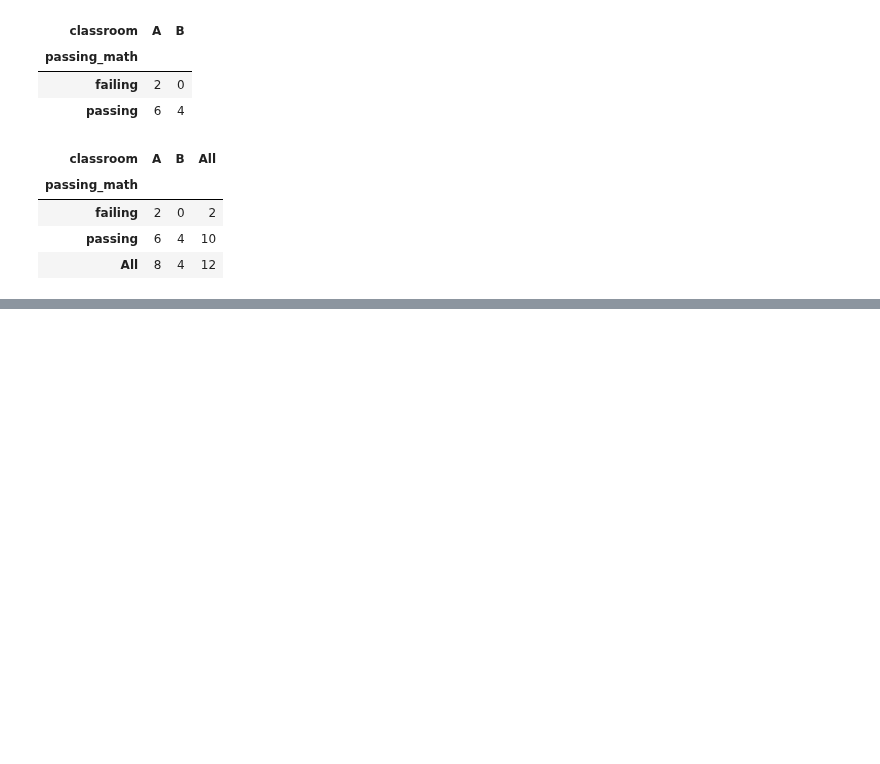
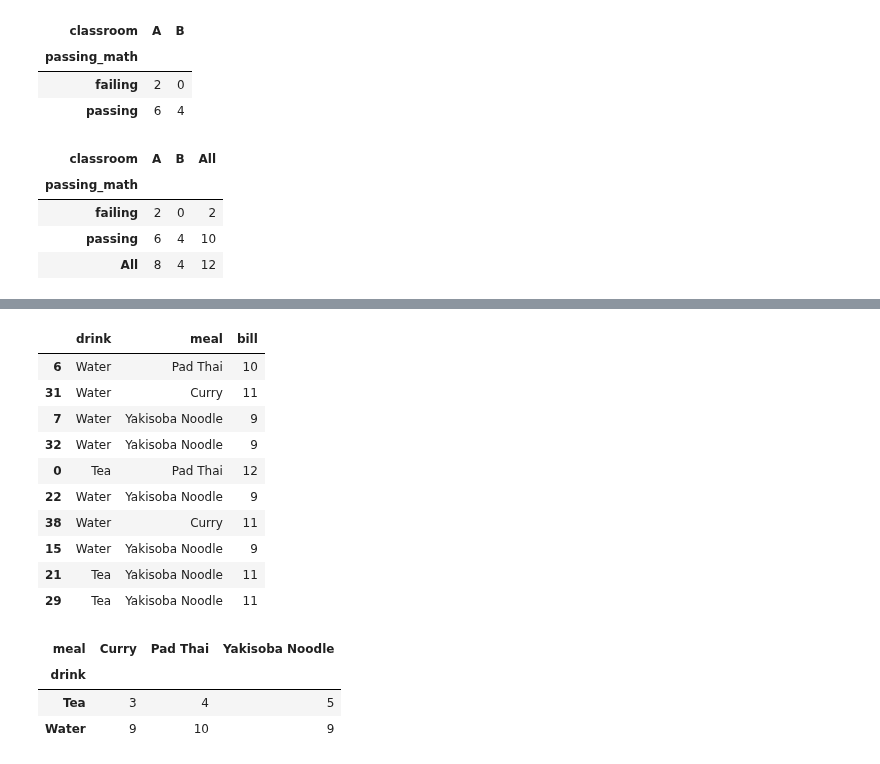
Before and after one commit to natasharivers/numpy-pandas-visualization-exercises, a Jupyter notebook: lesson plan advanced data frames.ipynb, the cells around one changed output, grey strips where cells are left out. Saved outputs shown, nothing was run; the diff lists cells and outputs as text; code cells hidden in the pictures; blank space fills up the shorter version.

```diff
--- a/lesson plan advanced data frames.ipynb
+++ b/lesson plan advanced data frames.ipynb
@@ -606,0 +637,11 @@ pd.crosstab(df.passing_math, df.classroom, margins=True)
+# %%
+n = 40
+
+orders = pd.DataFrame({
+    'drink': np.random.choice(['Tea', 'Water', 'Water'], n),
+    'meal': np.random.choice(['Curry', 'Yakisoba Noodle', 'Pad Thai'], n),
+})
+
+orders.sample(10) # <--- just gives 10 random
+#creating a dataframe with two columns (drink and meal)
+#n=40, means 40 rows
@@ -606,0 +664,34 @@ pd.crosstab(df.passing_math, df.classroom, margins=True)
+# %%
+#create prices dictionary that holds prices for meal or drink
+prices = {
+    'Yakisoba Noodle': 9,
+    'Curry': 11,
+    'Pad Thai': 10,
+    'Tea': 2,
+    'Water': 0,
+}
+# %%
+#create new column called bill
+orders['bill'] = orders.drink.map(prices) + orders.meal.map(prices)
+
+orders.sample(10)
+# %% [output]
+|  | drink | meal | bill |
+| 6 | Water | Pad Thai | 10 |
+| 31 | Water | Curry | 11 |
+| 7 | Water | Yakisoba Noodle | 9 |
+| 32 | Water | Yakisoba Noodle | 9 |
+| 0 | Tea | Pad Thai | 12 |
+| 22 | Water | Yakisoba Noodle | 9 |
+| 38 | Water | Curry | 11 |
+| 15 | Water | Yakisoba Noodle | 9 |
+| 21 | Tea | Yakisoba Noodle | 11 |
+| 29 | Tea | Yakisoba Noodle | 11 |
+# %%
+pd.crosstab(orders.drink, orders.meal)
+#for each person who had a specific drink, how many had a specific meal
+# %% [output]
+| meal | Curry | Pad Thai | Yakisoba Noodle |
+| drink |  |  |  |
+| Tea | 3 | 4 | 5 |
+| Water | 9 | 10 | 9 |
```
Also changed, not shown: parts of 15 cells of this notebook, 1 other file.
